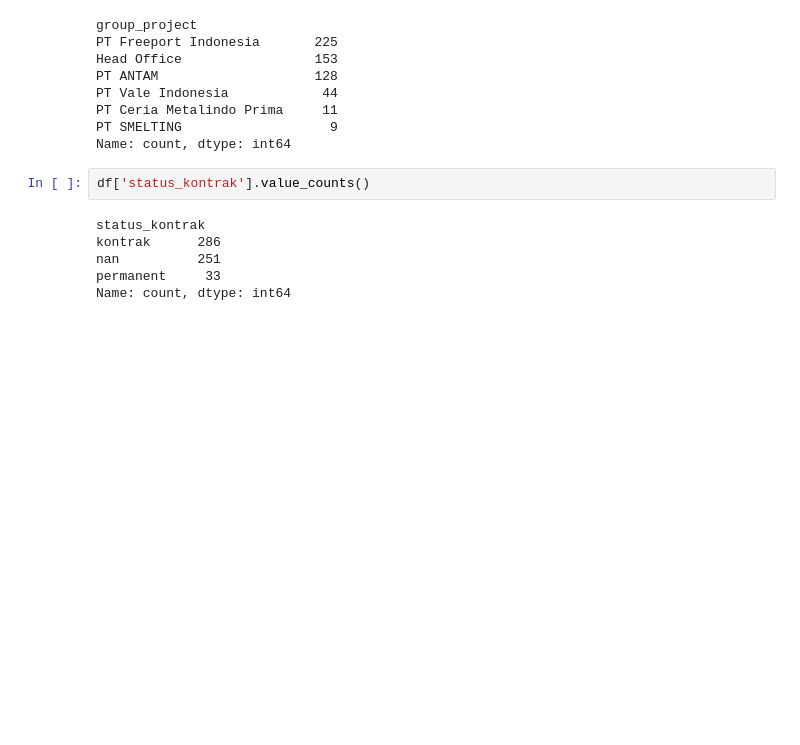
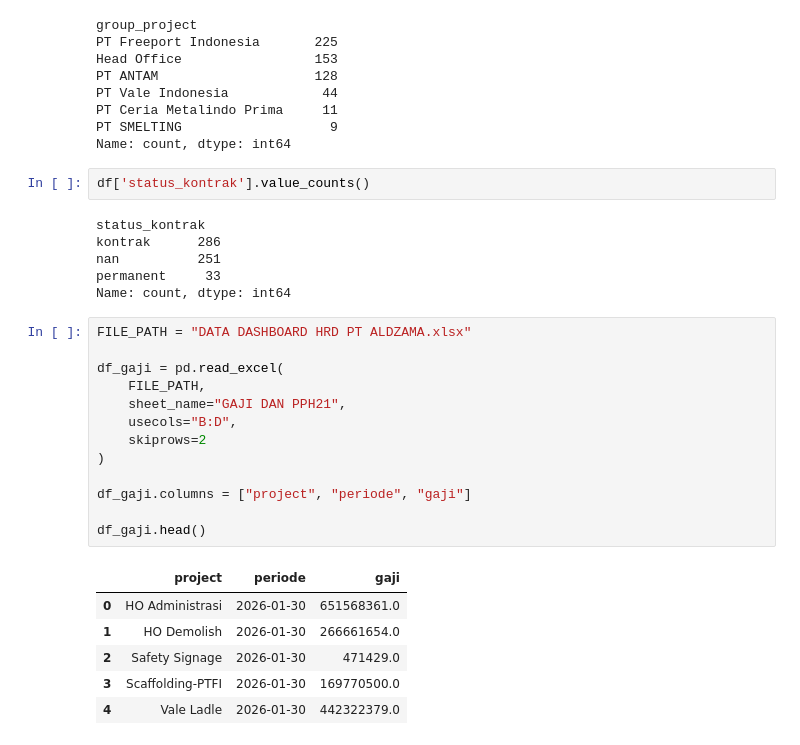
Before and after one commit to AryaaaSyaifuddin/Data-HR-for-Dashboard, a Jupyter notebook: test_data.ipynb, the cells around one changed output. Drawn from its saved outputs; the diff is of its cells as text; blank space fills up the shorter version.

```diff
--- a/test_data.ipynb
+++ b/test_data.ipynb
@@ -166,3 +166,23 @@ kontrak      286
 nan          251
 permanent     33
 Name: count, dtype: int64
+# %%
+FILE_PATH = "DATA DASHBOARD HRD PT ALDZAMA.xlsx"
+
+df_gaji = pd.read_excel(
+    FILE_PATH,
+    sheet_name="GAJI DAN PPH21",
+    usecols="B:D",
+    skiprows=2
+)
+
+df_gaji.columns = ["project", "periode", "gaji"]
+
+df_gaji.head()
+# %% [output]
+|  | project | periode | gaji |
+| 0 | HO Administrasi | 2026-01-30 | 651568361.0 |
+| 1 | HO Demolish | 2026-01-30 | 266661654.0 |
+| 2 | Safety Signage | 2026-01-30 | 471429.0 |
+| 3 | Scaffolding-PTFI | 2026-01-30 | 169770500.0 |
+| 4 | Vale Ladle | 2026-01-30 | 442322379.0 |
```
Also changed, not shown: parts of 2 cells of this notebook, 1 other file.
